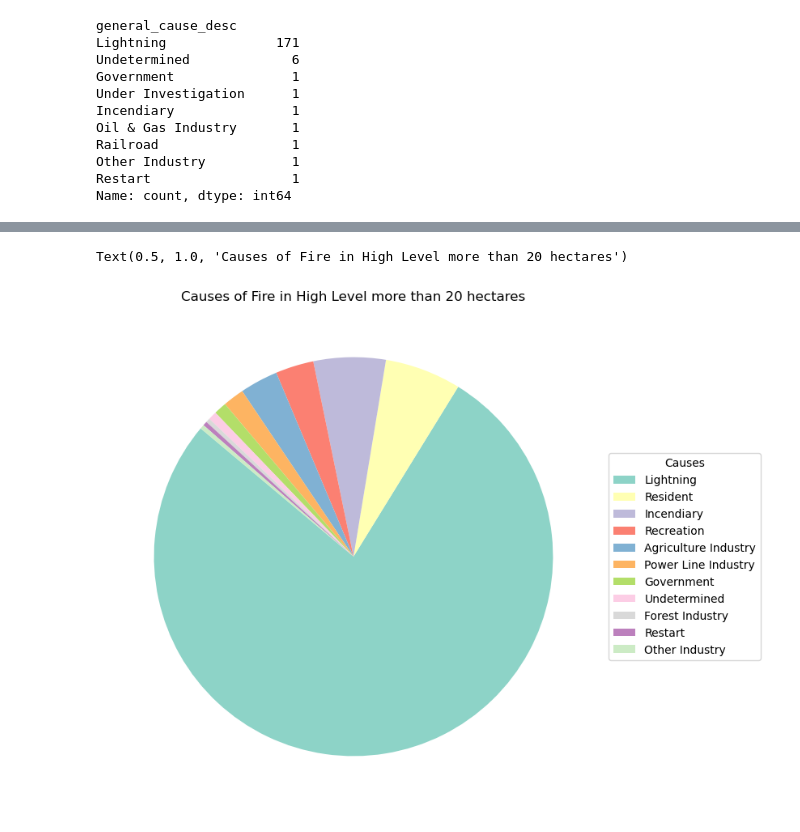
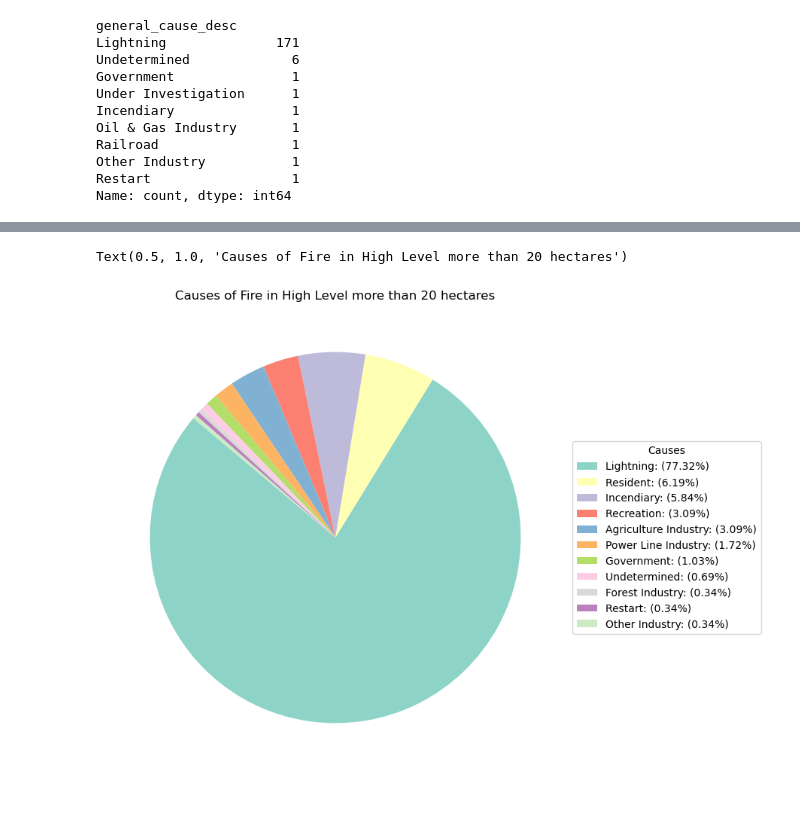
Before and after one commit to moazk17/CxC-Hackathon--EY-Wildfires-Challenge, a Jupyter notebook: challenge/EYWildfires.ipynb, the cells around one changed output, grey strips where cells are left out. Drawn from its saved outputs; the diff is of its cells as text; code cells hidden in the pictures; blank space fills up the shorter version.

```diff
--- a/challenge/EYWildfires.ipynb
+++ b/challenge/EYWildfires.ipynb
@@ -139,26 +141,28 @@ Text(0.5, 1.0, 'Causes of Fire in Fort McMurray more than 20 hectares')
 # %%
 #pie chart for the causes of fire in fort mcmurray more than 20 hectares
 HighLevelcause = HighLevel[HighLevel['current_size'] >= 20]
 HighLevelcause = HighLevelcause['general_cause_desc'].value_counts()
 plt.figure(figsize=(12, 8))
 colors = plt.cm.Set3.colors  # color scheme
 patches  = plt.pie(
     HighLevelcause,
     labels=None,  # No labels
     startangle=140,
     colors=colors,
 )
 ## Add legend with labels and percentages
+percentages = (HighLevelcause / HighLevelcause.sum()) * 100
+labels_with_perc = [f"{label}: ({perc:.2f}%)" for label, perc in zip(HighLevelcause.index, percentages)]
 plt.legend(
     title="Causes",
-    labels=HighLevelcause.index,
+    labels=labels_with_perc,
     loc="center left",
     bbox_to_anchor=(1, 0, 0.5, 1),
 )
 plt.title("Causes of Fire in High Level more than 20 hectares")
 # %% [output]
 Text(0.5, 1.0, 'Causes of Fire in High Level more than 20 hectares')
-[figure, old version]
+[figure, new version]
 # %%
 #pie chart for the causes of fire in fort mcmurray more than 20 hectares
 SlaveLakecause = SlaveLake[SlaveLake['current_size'] >= 20]
```
Also changed, not shown: parts of 4 cells of this notebook.
